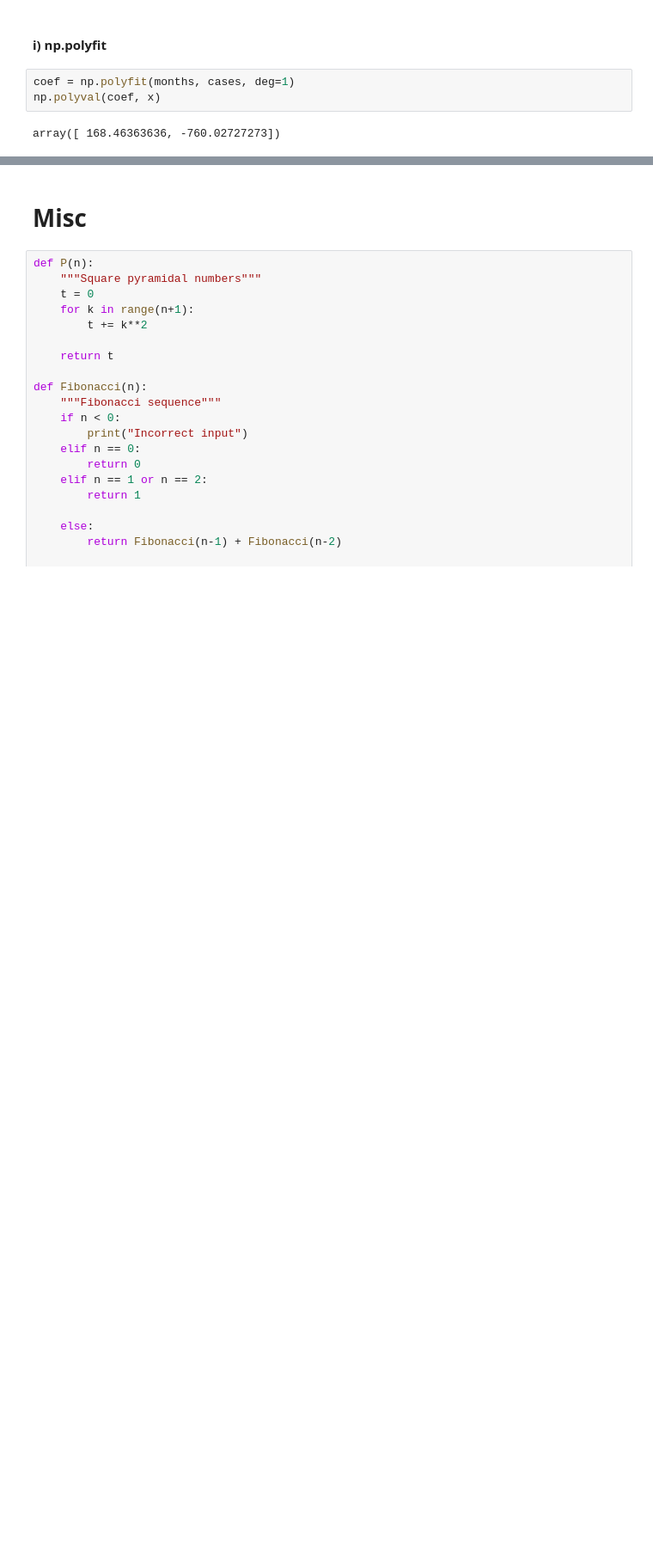
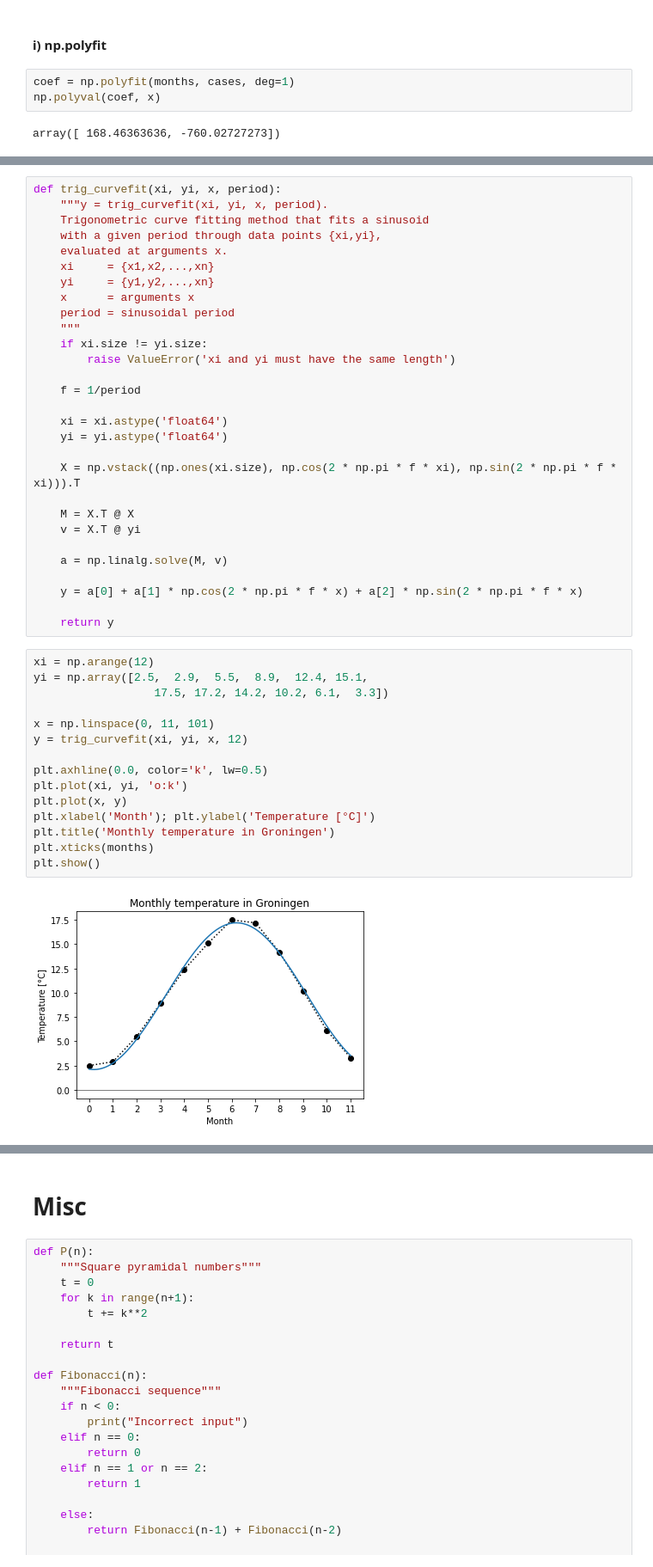
Before and after one commit to ddlatumalea/signal_analysis, a Jupyter notebook: DS1 SignAnal - D - Summary.ipynb, the cells around one changed output, grey strips where cells are left out. Shown: that part at 86% size. Cells and saved outputs as stored; diff of their text form; blank space fills up the shorter version.

```diff
--- a/DS1 SignAnal - D - Summary.ipynb
+++ b/DS1 SignAnal - D - Summary.ipynb
@@ -370,0 +704,46 @@ array([ 168.46363636, -760.02727273])
+# %%
+def trig_curvefit(xi, yi, x, period):
+    """y = trig_curvefit(xi, yi, x, period).
+    Trigonometric curve fitting method that fits a sinusoid
+    with a given period through data points {xi,yi},
+    evaluated at arguments x.
+    xi     = {x1,x2,...,xn}
+    yi     = {y1,y2,...,xn}
+    x      = arguments x
+    period = sinusoidal period
+    """
+    if xi.size != yi.size:
+        raise ValueError('xi and yi must have the same length')
+
+    f = 1/period
+
+    xi = xi.astype('float64')
+    yi = yi.astype('float64')
+
+    X = np.vstack((np.ones(xi.size), np.cos(2 * np.pi * f * xi), np.sin(2 * np.pi * f * xi))).T
+
+    M = X.T @ X
+    v = X.T @ yi
+
+    a = np.linalg.solve(M, v)
+
+    y = a[0] + a[1] * np.cos(2 * np.pi * f * x) + a[2] * np.sin(2 * np.pi * f * x)
+
+    return y
+# %%
+xi = np.arange(12)
+yi = np.array([2.5,  2.9,  5.5,  8.9,  12.4, 15.1,
+                  17.5, 17.2, 14.2, 10.2, 6.1,  3.3])
+
+x = np.linspace(0, 11, 101)
+y = trig_curvefit(xi, yi, x, 12)
+
+plt.axhline(0.0, color='k', lw=0.5)
+plt.plot(xi, yi, 'o:k')
+plt.plot(x, y)
+plt.xlabel('Month'); plt.ylabel('Temperature [°C]')
+plt.title('Monthly temperature in Groningen')
+plt.xticks(months)
+plt.show()
+# %% [output]
+[figure, added]
```
Also changed, not shown: parts of 32 cells of this notebook.
